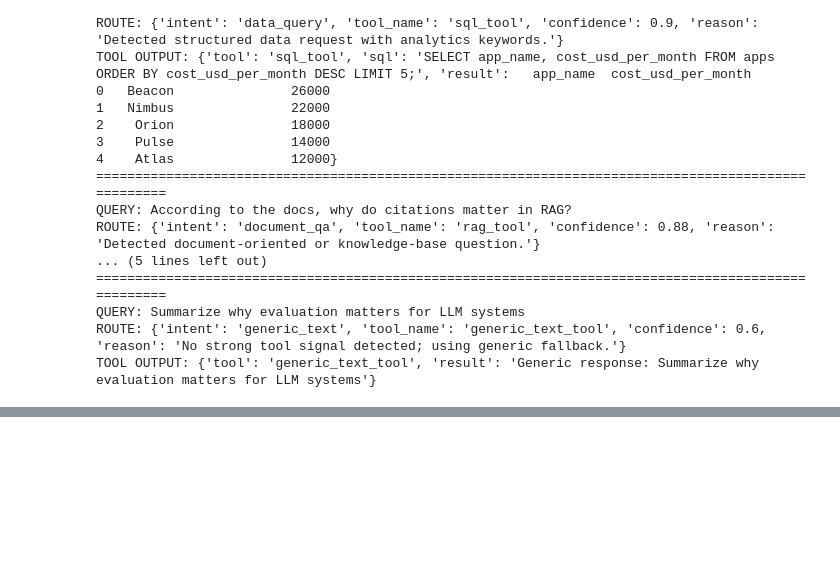
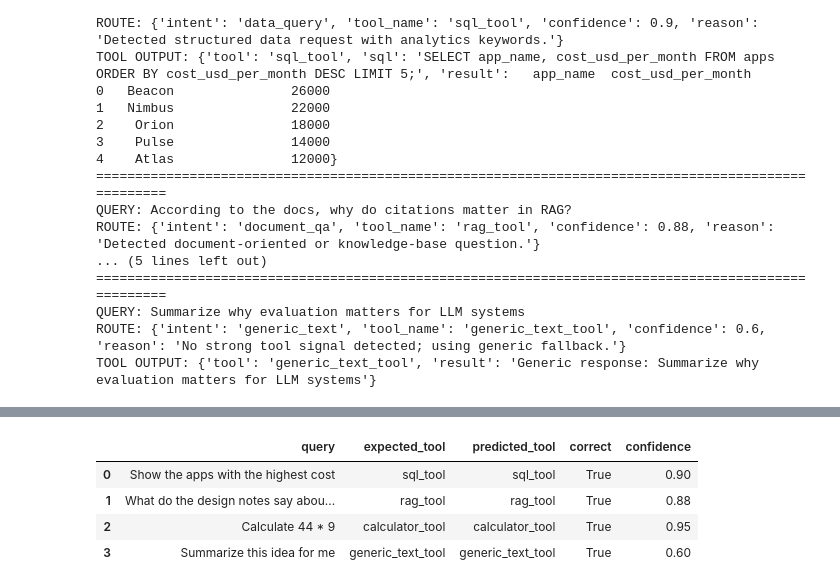
Before and after one commit to m-zayed5722/Miscellaneous-Projects, a Jupyter notebook: AgentRouter_Lite.ipynb, the cells around one changed output, grey strips where cells are left out. Saved outputs shown, nothing was run; the diff lists cells and outputs as text; code cells hidden in the pictures; blank space fills up the shorter version.

```diff
--- a/AgentRouter_Lite.ipynb
+++ b/AgentRouter_Lite.ipynb
@@ -313,0 +351,28 @@ TOOL OUTPUT: {'tool': 'generic_text_tool', 'result': 'Generic response: Summariz
+# %%
+ROUTER_EVAL = [
+    {"query": "Show the apps with the highest cost", "expected_tool": "sql_tool"},
+    {"query": "What do the design notes say about RAG?", "expected_tool": "rag_tool"},
+    {"query": "Calculate 44 * 9", "expected_tool": "calculator_tool"},
+    {"query": "Summarize this idea for me", "expected_tool": "generic_text_tool"},
+]
+
+rows = []
+for item in ROUTER_EVAL:
+    result = run_agent(item["query"])
+    predicted = result["route"]["tool_name"]
+    rows.append({
+        "query": item["query"],
+        "expected_tool": item["expected_tool"],
+        "predicted_tool": predicted,
+        "correct": predicted == item["expected_tool"],
+        "confidence": result["route"]["confidence"]
+    })
+
+eval_df = pd.DataFrame(rows)
+eval_df
+# %% [output]
+|  | query | expected_tool | predicted_tool | correct | confidence |
+| 0 | Show the apps with the highest cost | sql_tool | sql_tool | True | 0.90 |
+| 1 | What do the design notes say abou... | rag_tool | rag_tool | True | 0.88 |
+| 2 | Calculate 44 * 9 | calculator_tool | calculator_tool | True | 0.95 |
+| 3 | Summarize this idea for me | generic_text_tool | generic_text_tool | True | 0.60 |
```
Also changed, not shown: parts of 1 cell of this notebook.
